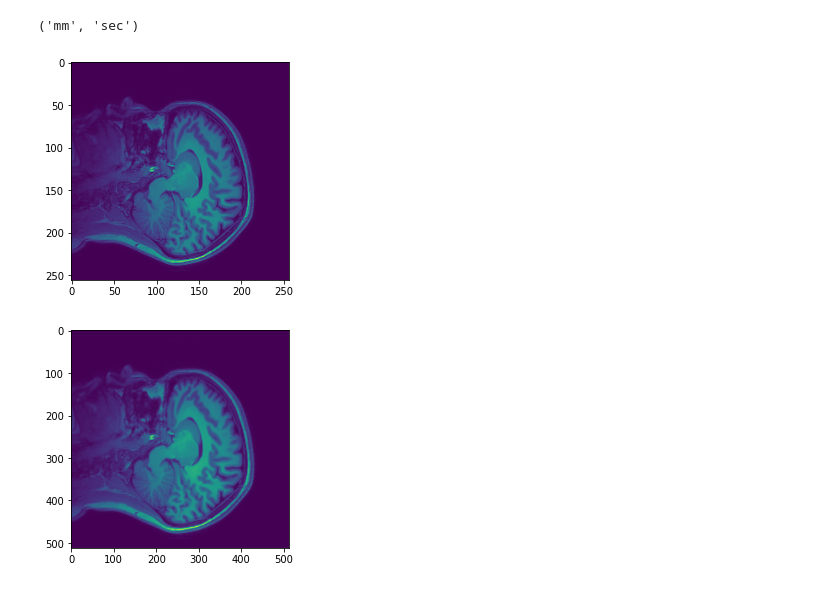
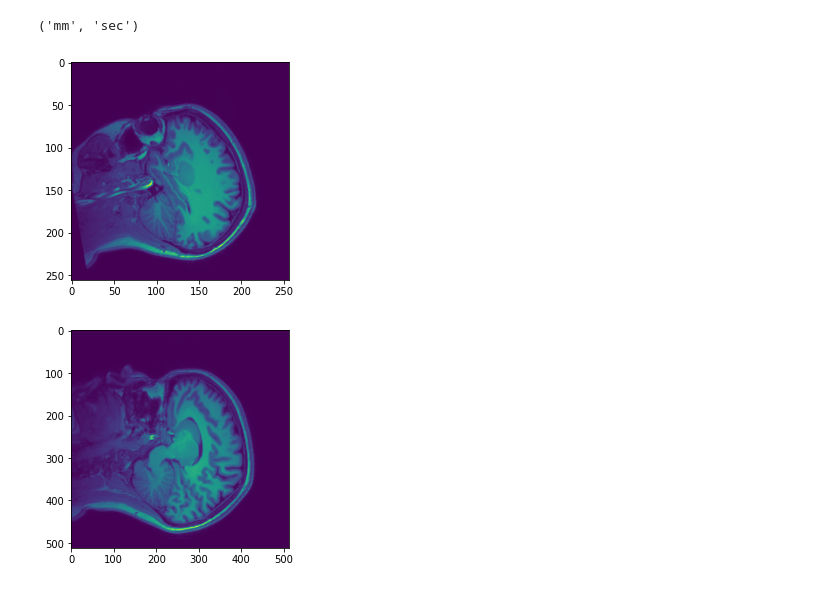
Before and after one commit to Lawreros/Super-Resolution, a Jupyter notebook: gen_utils/image_gen_class.ipynb, the cells around one changed output. Drawn from its saved outputs; the diff is of its cells as text; code cells hidden in the pictures.

```diff
--- a/gen_utils/image_gen_class.ipynb
+++ b/gen_utils/image_gen_class.ipynb
@@ -385,11 +386,12 @@ img.header.get_xyzt_units()
 # %%
 from matplotlib import pyplot
 data = img.get_fdata()
 
 # dimensions are [coronal,axial,sagittal]
-pyplot.imshow(data[:,:,90])
+#pyplot.imshow(warp(data[:,90,:],AffineTransform(rotation=6)))
+pyplot.imshow(rotate(data[:,:,70], 10))
 pyplot.show()
 # %% [output]
-[figure, old version]
+[figure, new version]
 # %%
 # Apply transformations to the data
```
Also changed, not shown: parts of 7 cells of this notebook, 1 other file.
